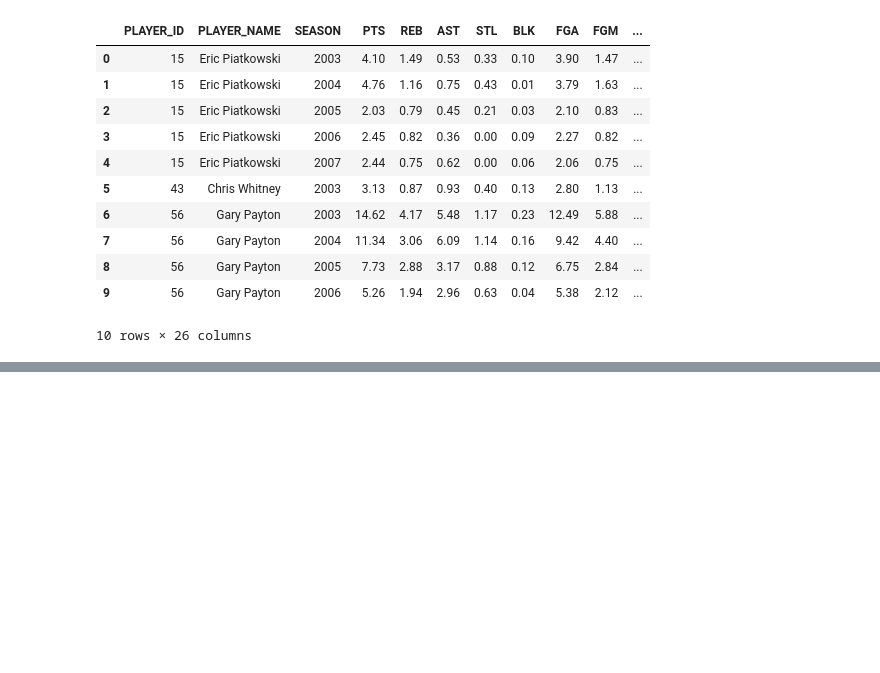
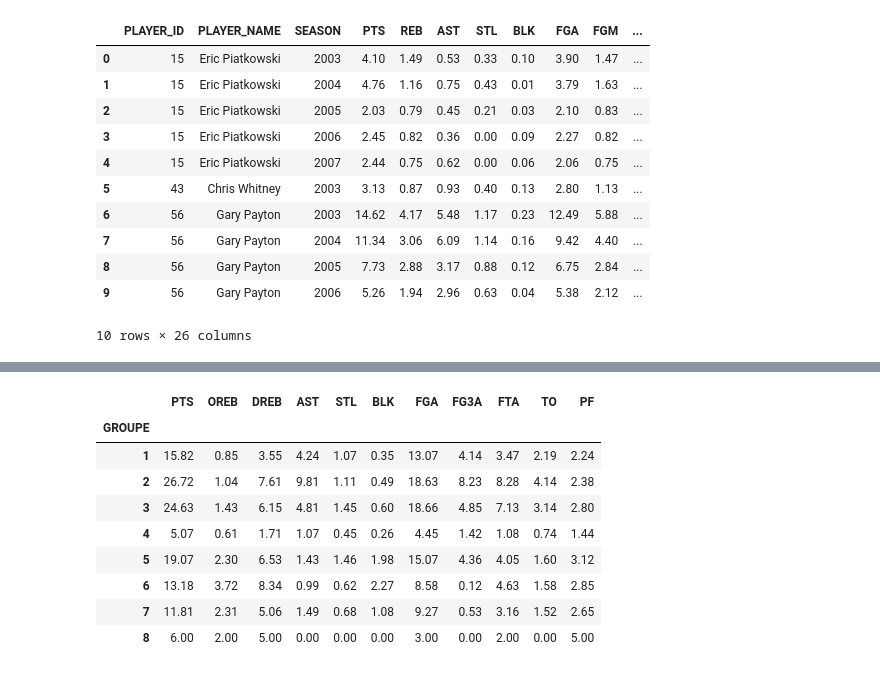
Before and after one commit to Smqck/NBA-Project, a Jupyter notebook: projet NBA/nba-player comparatif.ipynb, the cells around one changed output, grey strips where cells are left out. Saved outputs shown, nothing was run; the diff lists cells and outputs as text; code cells hidden in the pictures; blank space fills up the shorter version.

```diff
--- a/projet NBA/nba-player comparatif.ipynb
+++ b/projet NBA/nba-player comparatif.ipynb
@@ -1088,0 +1444,15 @@ moyennes.round(2).to_csv(
+# %%
+# CAH avec la méthode Average
+Z_average = linkage(X_echantillon, method="average", metric="euclidean")
+
+# Création des 8 groupes
+groupes_average = fcluster(Z_average, t=8, criterion="maxclust")
+
+# Récupération des joueurs
+resultats_average = moyennes.loc[X_echantillon.index].copy()
+
+# Ajout des groupes
+resultats_average["GROUPE"] = groupes_average
+
+# Nombre d'observations dans chaque groupe
+print(resultats_average["GROUPE"].value_counts().sort_index())
@@ -1088,0 +1470,16 @@ moyennes.round(2).to_csv(
+# %%
+# Moyennes des statistiques par groupe
+stats_average = resultats_average.groupby("GROUPE")[colonnes].mean()
+
+display(stats_average.round(2))
+# %% [output]
+|  | PTS | OREB | DREB | AST | STL | BLK | FGA | FG3A | FTA | TO | PF |
+| GROUPE |  |  |  |  |  |  |  |  |  |  |  |
+| 1 | 15.82 | 0.85 | 3.55 | 4.24 | 1.07 | 0.35 | 13.07 | 4.14 | 3.47 | 2.19 | 2.24 |
+| 2 | 26.72 | 1.04 | 7.61 | 9.81 | 1.11 | 0.49 | 18.63 | 8.23 | 8.28 | 4.14 | 2.38 |
+| 3 | 24.63 | 1.43 | 6.15 | 4.81 | 1.45 | 0.60 | 18.66 | 4.85 | 7.13 | 3.14 | 2.80 |
+| 4 | 5.07 | 0.61 | 1.71 | 1.07 | 0.45 | 0.26 | 4.45 | 1.42 | 1.08 | 0.74 | 1.44 |
+| 5 | 19.07 | 2.30 | 6.53 | 1.43 | 1.46 | 1.98 | 15.07 | 4.36 | 4.05 | 1.60 | 3.12 |
+| 6 | 13.18 | 3.72 | 8.34 | 0.99 | 0.62 | 2.27 | 8.58 | 0.12 | 4.63 | 1.58 | 2.85 |
+| 7 | 11.81 | 2.31 | 5.06 | 1.49 | 0.68 | 1.08 | 9.27 | 0.53 | 3.16 | 1.52 | 2.65 |
+| 8 | 6.00 | 2.00 | 5.00 | 0.00 | 0.00 | 0.00 | 3.00 | 0.00 | 2.00 | 0.00 | 5.00 |
```
Also changed, not shown: parts of 25 cells of this notebook, 7 other files.
